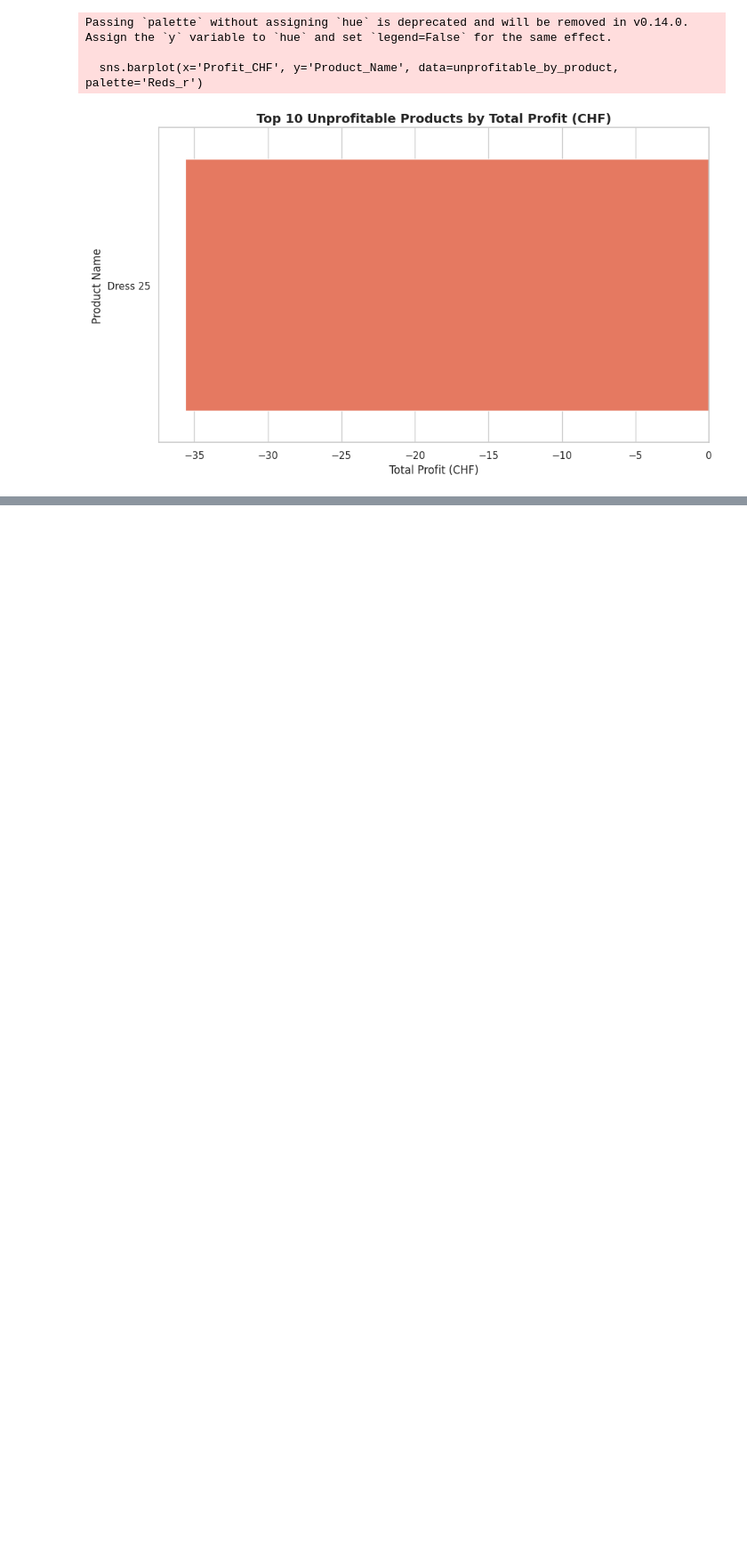
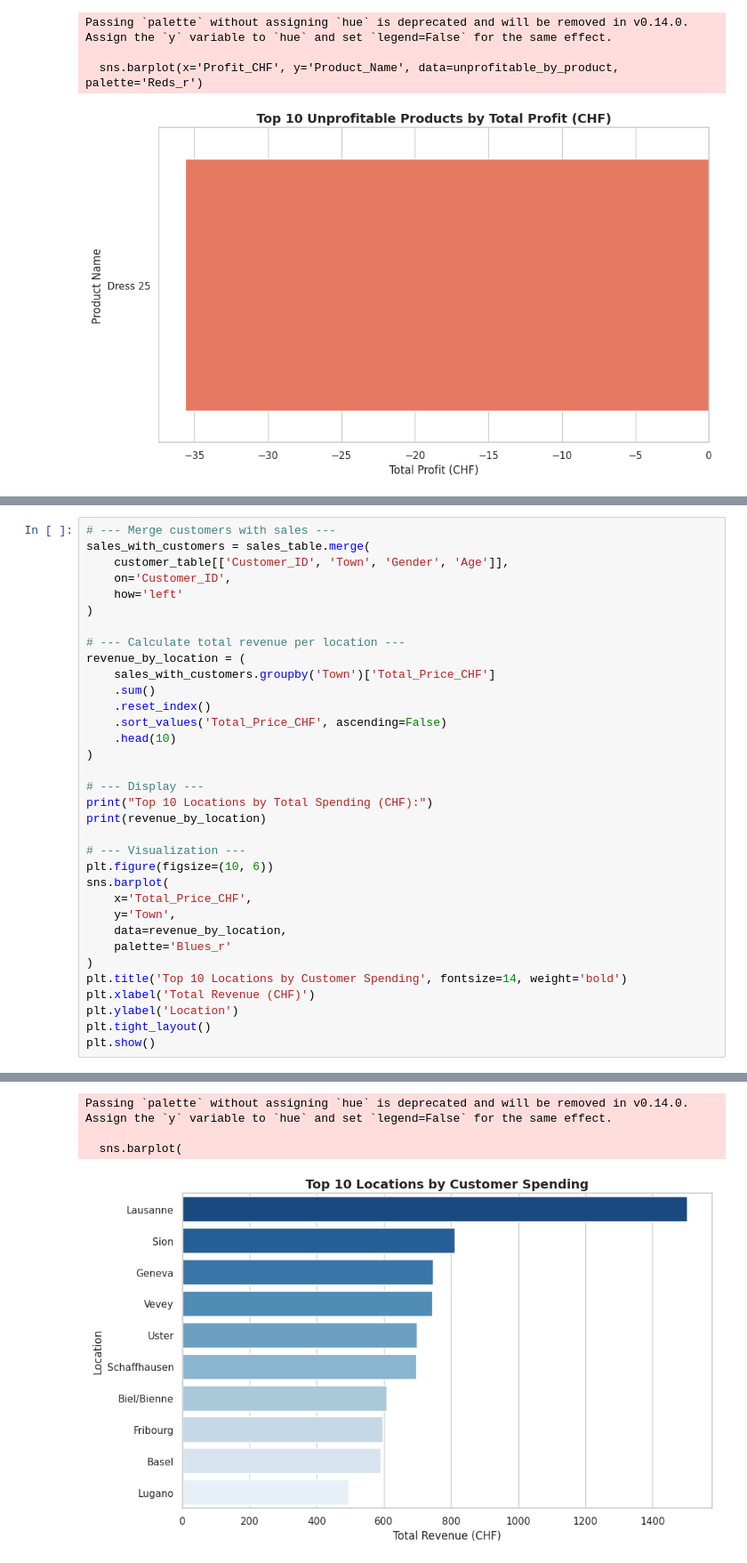
Before and after one commit to Mainabryan/-DropNet-Predicting-University-Dropout-Risk-in-Kenya, a Jupyter notebook: Swiss_clothing_brand.ipynb, the cells around one changed output, grey strips where cells are left out. Shown at 89% size. Drawn from its saved outputs; the diff is of its cells as text; blank space fills up the shorter version.

```diff
--- a/Swiss_clothing_brand.ipynb
+++ b/Swiss_clothing_brand.ipynb
@@ -952,0 +1033,35 @@ Passing `palette` without assigning `hue` is deprecated and will be removed in v
+# %%
+# --- Merge customers with sales ---
+sales_with_customers = sales_table.merge(
+    customer_table[['Customer_ID', 'Town', 'Gender', 'Age']],
+    on='Customer_ID',
+    how='left'
+)
+
+# --- Calculate total revenue per location ---
+revenue_by_location = (
+    sales_with_customers.groupby('Town')['Total_Price_CHF']
+    .sum()
+    .reset_index()
+    .sort_values('Total_Price_CHF', ascending=False)
+    .head(10)
+)
+
+# --- Display ---
+print("Top 10 Locations by Total Spending (CHF):")
+print(revenue_by_location)
+
+# --- Visualization ---
+plt.figure(figsize=(10, 6))
+sns.barplot(
+    x='Total_Price_CHF',
+    y='Town',
+    data=revenue_by_location,
+    palette='Blues_r'
+)
+plt.title('Top 10 Locations by Customer Spending', fontsize=14, weight='bold')
+plt.xlabel('Total Revenue (CHF)')
+plt.ylabel('Location')
+plt.tight_layout()
+plt.show()
+# %% [output]
@@ -952,0 +1080,4 @@ Passing `palette` without assigning `hue` is deprecated and will be removed in v
+Passing `palette` without assigning `hue` is deprecated and will be removed in v0.14.0. Assign the `y` variable to `hue` and set `legend=False` for the same effect.
+
+  sns.barplot(
+[figure, added]
```
Also changed, not shown: parts of 18 cells of this notebook.
